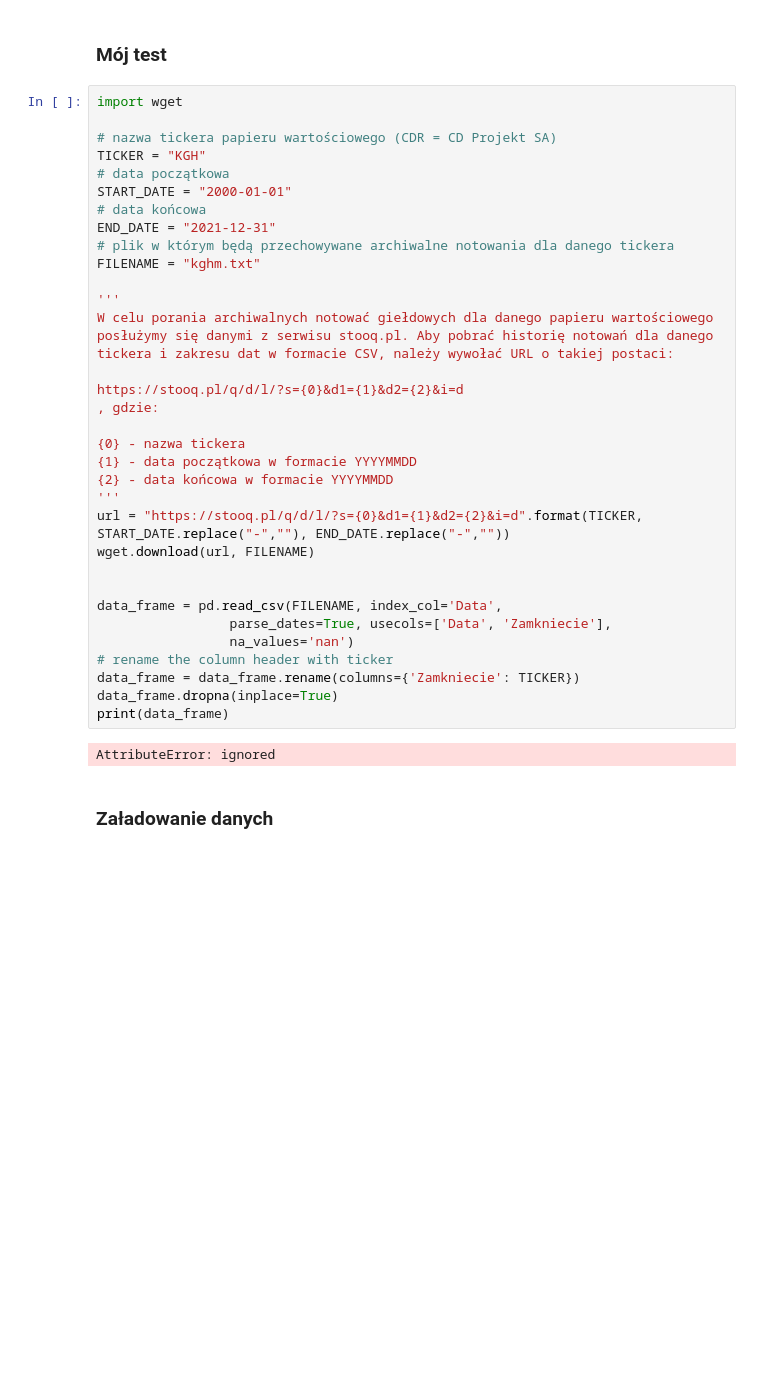
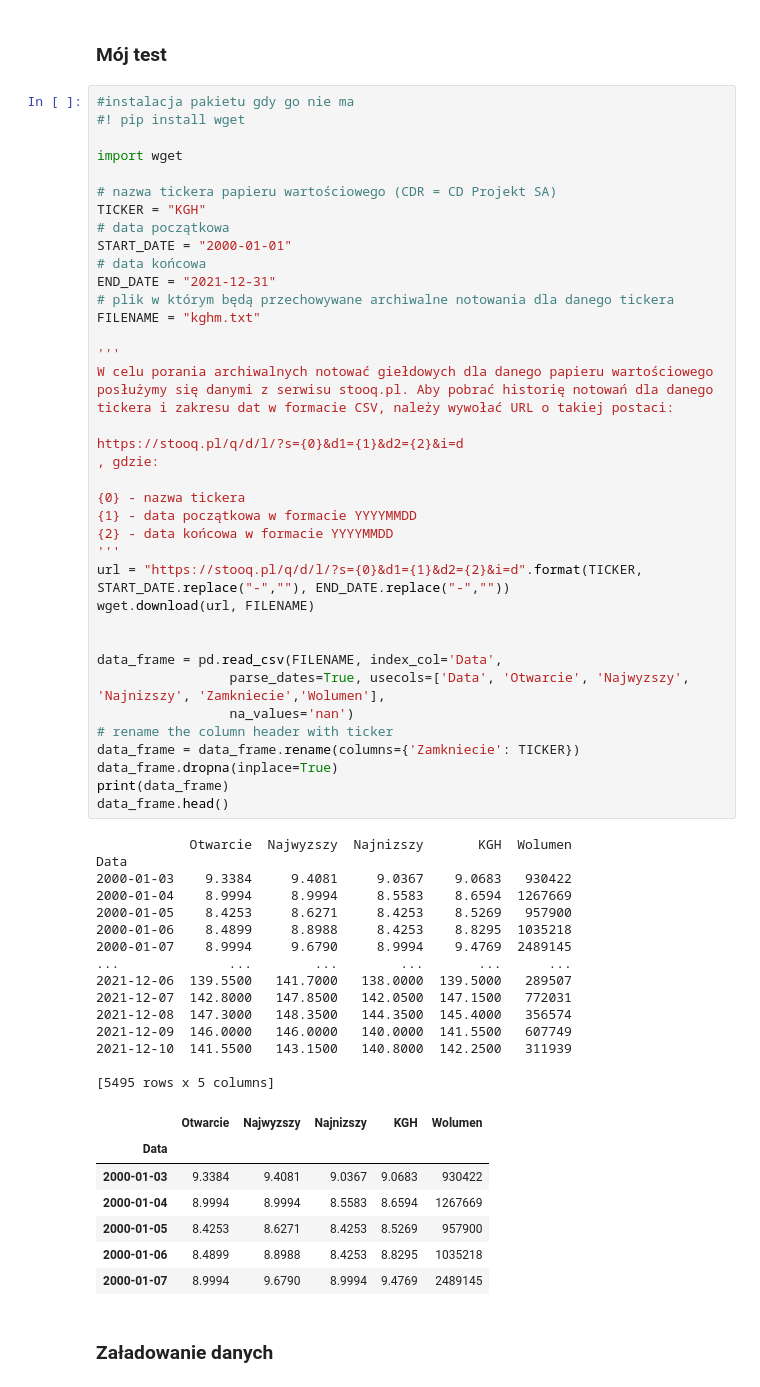
Before and after one commit to kdomanski78/machine-learning-bootcamp, a Jupyter notebook: supervised/01_basics/03_feature_extraction.ipynb, the cells around one changed output. Cells and saved outputs as stored; diff of their text form; blank space fills up the shorter version.

```diff
--- a/supervised/01_basics/03_feature_extraction.ipynb
+++ b/supervised/01_basics/03_feature_extraction.ipynb
@@ -38,40 +38,65 @@ sklearn.__version__
 # %% [markdown]
 ### Mój test
 # %%
+#instalacja pakietu gdy go nie ma
+#! pip install wget
+
 import wget
 
 # nazwa tickera papieru wartościowego (CDR = CD Projekt SA)
 TICKER = "KGH"
 # data początkowa
 START_DATE = "2000-01-01"
 # data końcowa
 END_DATE = "2021-12-31"
 # plik w którym będą przechowywane archiwalne notowania dla danego tickera
 FILENAME = "kghm.txt"
 
 '''
 W celu porania archiwalnych notować giełdowych dla danego papieru wartościowego posłużymy się danymi z serwisu stooq.pl. Aby pobrać historię notowań dla danego tickera i zakresu dat w formacie CSV, należy wywołać URL o takiej postaci:
 
 https://stooq.pl/q/d/l/?s={0}&d1={1}&d2={2}&i=d
 , gdzie:
 
 {0} - nazwa tickera
 {1} - data początkowa w formacie YYYYMMDD
 {2} - data końcowa w formacie YYYYMMDD
 '''
 url = "https://stooq.pl/q/d/l/?s={0}&d1={1}&d2={2}&i=d".format(TICKER, START_DATE.replace("-",""), END_DATE.replace("-",""))
 wget.download(url, FILENAME)
 
 
 data_frame = pd.read_csv(FILENAME, index_col='Data',
-                 parse_dates=True, usecols=['Data', 'Zamkniecie'],
+                 parse_dates=True, usecols=['Data', 'Otwarcie', 'Najwyzszy', 'Najnizszy', 'Zamkniecie','Wolumen'],
                  na_values='nan')
 # rename the column header with ticker
 data_frame = data_frame.rename(columns={'Zamkniecie': TICKER})
 data_frame.dropna(inplace=True)
 print(data_frame)
+data_frame.head()
 # %% [output]
-AttributeError: ignored
+            Otwarcie  Najwyzszy  Najnizszy       KGH  Wolumen
+Data
+2000-01-03    9.3384     9.4081     9.0367    9.0683   930422
+2000-01-04    8.9994     8.9994     8.5583    8.6594  1267669
+2000-01-05    8.4253     8.6271     8.4253    8.5269   957900
+2000-01-06    8.4899     8.8988     8.4253    8.8295  1035218
+2000-01-07    8.9994     9.6790     8.9994    9.4769  2489145
+...              ...        ...        ...       ...      ...
+2021-12-06  139.5500   141.7000   138.0000  139.5000   289507
+2021-12-07  142.8000   147.8500   142.0500  147.1500   772031
+2021-12-08  147.3000   148.3500   144.3500  145.4000   356574
+2021-12-09  146.0000   146.0000   140.0000  141.5500   607749
+2021-12-10  141.5500   143.1500   140.8000  142.2500   311939
+
+[5495 rows x 5 columns]
+|  | Otwarcie | Najwyzszy | Najnizszy | KGH | Wolumen |
+| Data |  |  |  |  |  |
+| 2000-01-03 | 9.3384 | 9.4081 | 9.0367 | 9.0683 | 930422 |
+| 2000-01-04 | 8.9994 | 8.9994 | 8.5583 | 8.6594 | 1267669 |
+| 2000-01-05 | 8.4253 | 8.6271 | 8.4253 | 8.5269 | 957900 |
+| 2000-01-06 | 8.4899 | 8.8988 | 8.4253 | 8.8295 | 1035218 |
+| 2000-01-07 | 8.9994 | 9.6790 | 8.9994 | 9.4769 | 2489145 |
 # %% [markdown]
 ### <a name='1'></a> Załadowanie danych
 # %%
```
Also changed, not shown: parts of 3 cells of this notebook.
